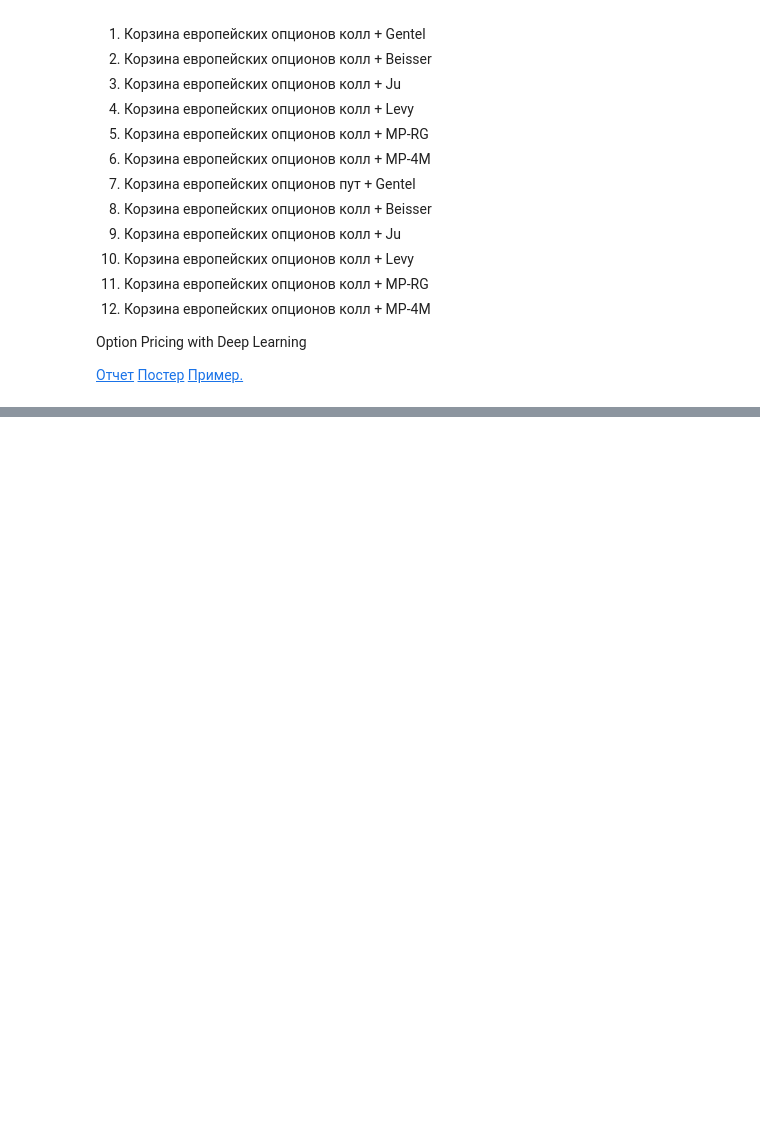
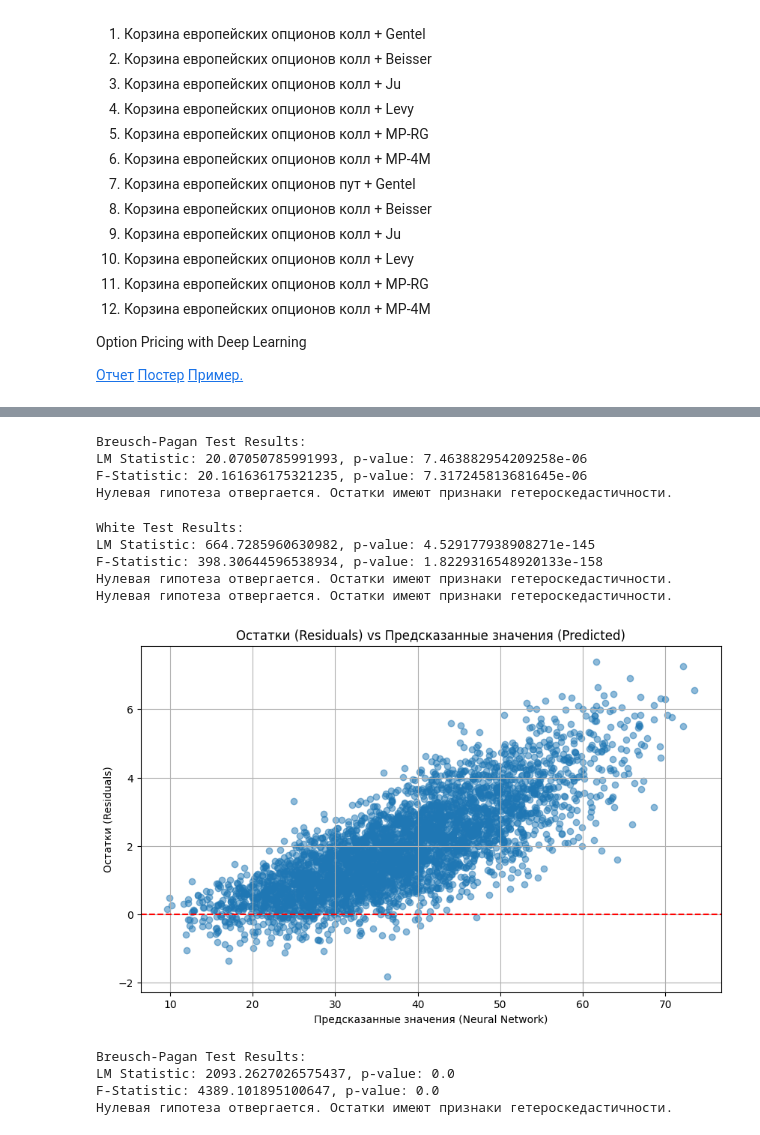
Before and after one commit to seri4ka/structured_finance_products, a Jupyter notebook: lab3/lab_5_GSFP.ipynb, the cells around one changed output, grey strips where cells are left out. Saved outputs shown, nothing was run; the diff lists cells and outputs as text; code cells hidden in the pictures; blank space fills up the shorter version.

```diff
--- a/lab3/lab_5_GSFP.ipynb
+++ b/lab3/lab_5_GSFP.ipynb
@@ -838,0 +871,78 @@ Mean Squared Error (MC): 5.611484360717663
+# %%
+# Добавление константы к предсказаниям
+predicted_nn = sm.add_constant(y_pred_nn.flatten())
+
+# Тест Бреуша-Пагана
+bp_test = het_breuschpagan(residuals_nn, predicted_nn)
+
+print("Breusch-Pagan Test Results:")
+print(f"LM Statistic: {bp_test[0]}, p-value: {bp_test[1]}")
+print(f"F-Statistic: {bp_test[2]}, p-value: {bp_test[3]}")
+
+if bp_test[1] > 0.05:
+    print("Нулевая гипотеза (гомоскедастичность) НЕ отвергается. Остатки гомоскедастичны.")
+else:
+    print("Нулевая гипотеза отвергается. Остатки имеют признаки гетероскедастичности.")
+# %% [output]
+Breusch-Pagan Test Results:
+LM Statistic: 20.07050785991993, p-value: 7.463882954209258e-06
+F-Statistic: 20.161636175321235, p-value: 7.317245813681645e-06
+Нулевая гипотеза отвергается. Остатки имеют признаки гетероскедастичности.
+# %%
+# Тест Уайта
+white_test = het_white(residuals_nn, predicted_nn)
+
+print("White Test Results:")
+print(f"LM Statistic: {white_test[0]}, p-value: {white_test[1]}")
+print(f"F-Statistic: {white_test[2]}, p-value: {white_test[3]}")
+
+if bp_test[1] > 0.05:
+    print("Нулевая гипотеза (гомоскедастичность) НЕ отвергается. Остатки гомоскедастичны.")
+else:
+    print("Нулевая гипотеза отвергается. Остатки имеют признаки гетероскедастичности.")
+
+if white_test[1] > 0.05:
+    print("Нулевая гипотеза (гомоскедастичность) НЕ отвергается. Остатки гомоскедастичны.")
+else:
+    print("Нулевая гипотеза отвергается. Остатки имеют признаки гетероскедастичности.")
+# %% [output]
+White Test Results:
+LM Statistic: 664.7285960630982, p-value: 4.529177938908271e-145
+F-Statistic: 398.30644596538934, p-value: 1.8229316548920133e-158
+Нулевая гипотеза отвергается. Остатки имеют признаки гетероскедастичности.
+Нулевая гипотеза отвергается. Остатки имеют признаки гетероскедастичности.
+# %%
+# Остатки модели
+residuals_mc = y_test.numpy().flatten() - y_mc.flatten()
+
+# График остатков
+plt.figure(figsize=(10, 6))
+plt.scatter(y_mc.flatten(), residuals_mc, alpha=0.5)
+plt.axhline(0, color='red', linestyle='--')
+plt.title('Остатки (Residuals) vs Предсказанные значения (Predicted)')
+plt.xlabel('Предсказанные значения (Neural Network)')
+plt.ylabel('Остатки (Residuals)')
+plt.grid(True)
+plt.show()
+# %% [output]
+[figure, added]
+# %%
+# Добавление константы к предсказаниям
+predicted_mc = sm.add_constant(y_mc.flatten())
+
+# Тест Бреуша-Пагана
+bp_test = het_breuschpagan(residuals_mc, predicted_mc)
+
+print("Breusch-Pagan Test Results:")
+print(f"LM Statistic: {bp_test[0]}, p-value: {bp_test[1]}")
+print(f"F-Statistic: {bp_test[2]}, p-value: {bp_test[3]}")
+
+if bp_test[1] > 0.05:
+    print("Нулевая гипотеза (гомоскедастичность) НЕ отвергается. Остатки гомоскедастичны.")
+else:
+    print("Нулевая гипотеза отвергается. Остатки имеют признаки гетероскедастичности.")
+# %% [output]
+Breusch-Pagan Test Results:
+LM Statistic: 2093.2627026575437, p-value: 0.0
+F-Statistic: 4389.101895100647, p-value: 0.0
+Нулевая гипотеза отвергается. Остатки имеют признаки гетероскедастичности.
```
Also changed, not shown: parts of 11 cells of this notebook.
